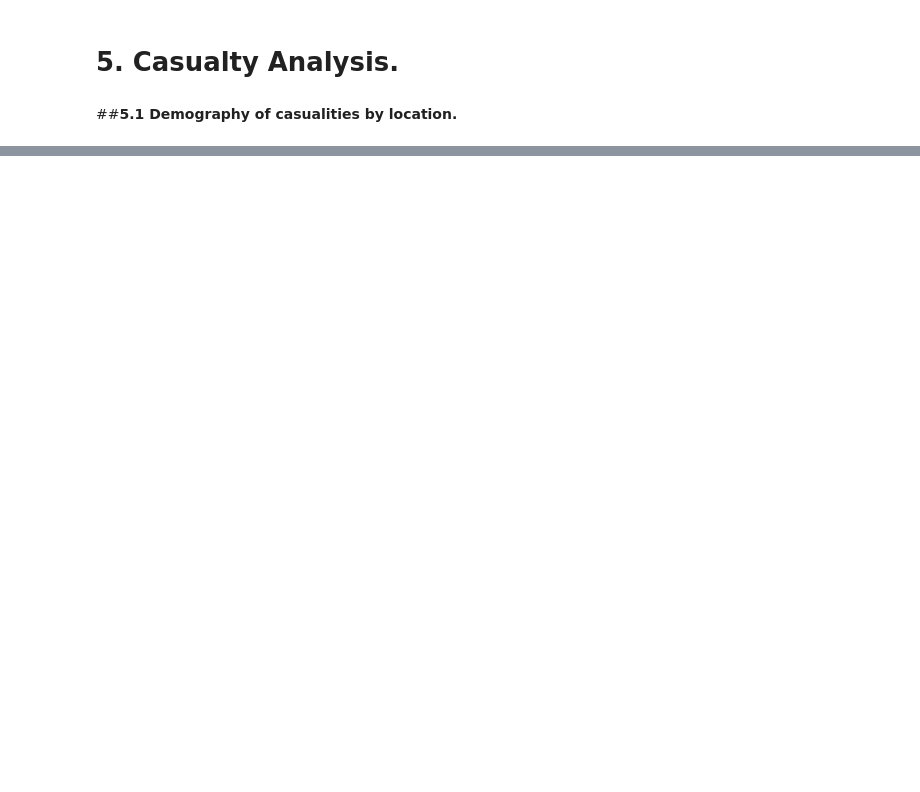
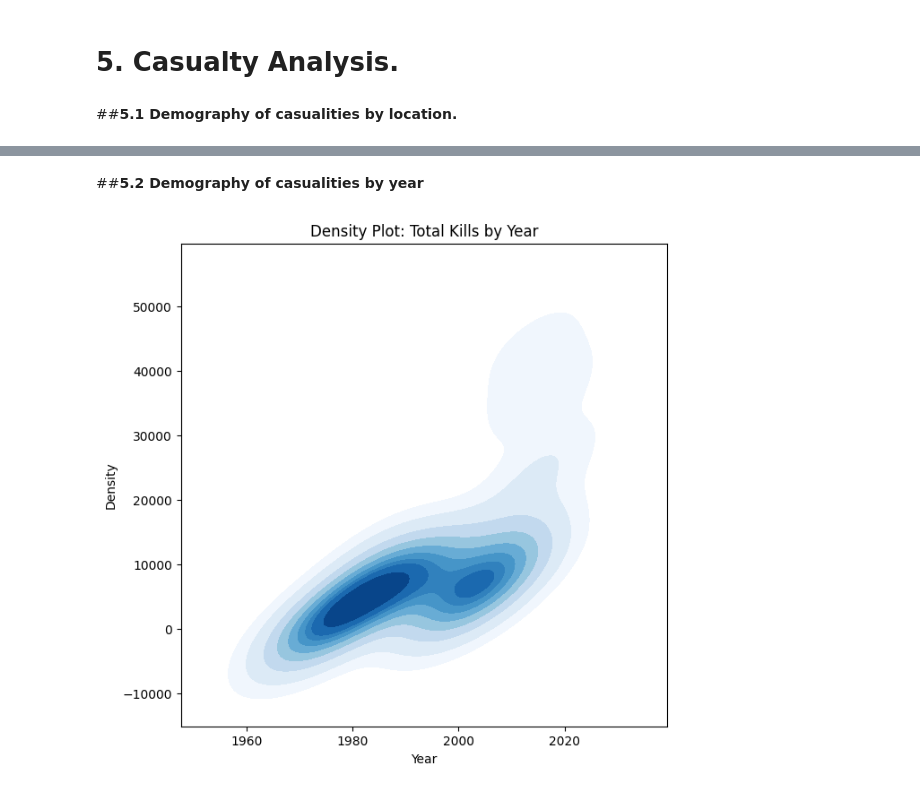
Before and after one commit to dacenish/EDA-Global-terrorism, a Jupyter notebook: Capstone_Project_Global_terrorism_EDA_by_Danish_Zia.ipynb, the cells around one changed output, grey strips where cells are left out. Saved outputs shown, nothing was run; the diff lists cells and outputs as text; code cells hidden in the pictures; blank space fills up the shorter version.

```diff
--- a/Capstone_Project_Global_terrorism_EDA_by_Danish_Zia.ipynb
+++ b/Capstone_Project_Global_terrorism_EDA_by_Danish_Zia.ipynb
@@ -335,0 +365,21 @@ plt.show()
+# %% [markdown]
+##**5.2 Demography of casualities by year**
+# %%
+
+year_kills = gt_df.groupby('Year')['Kills'].sum()
+year_kills = year_kills.drop('Unknown', errors = 'ignore')
+
+# Plot the KDE plot
+plt.figure(figsize=(7, 7))
+sns.kdeplot(data=year_kills, x=year_kills.index, y=year_kills.values, fill=True, cmap='Blues')
+
+# Set labels and title
+plt.xlabel('Year')
+plt.ylabel('Density')
+plt.title('Density Plot: Total Kills by Year')
+
+
+# Show the plot
+plt.show()
+# %% [output]
+[figure, added]
```
Also changed, not shown: parts of 8 cells of this notebook.
